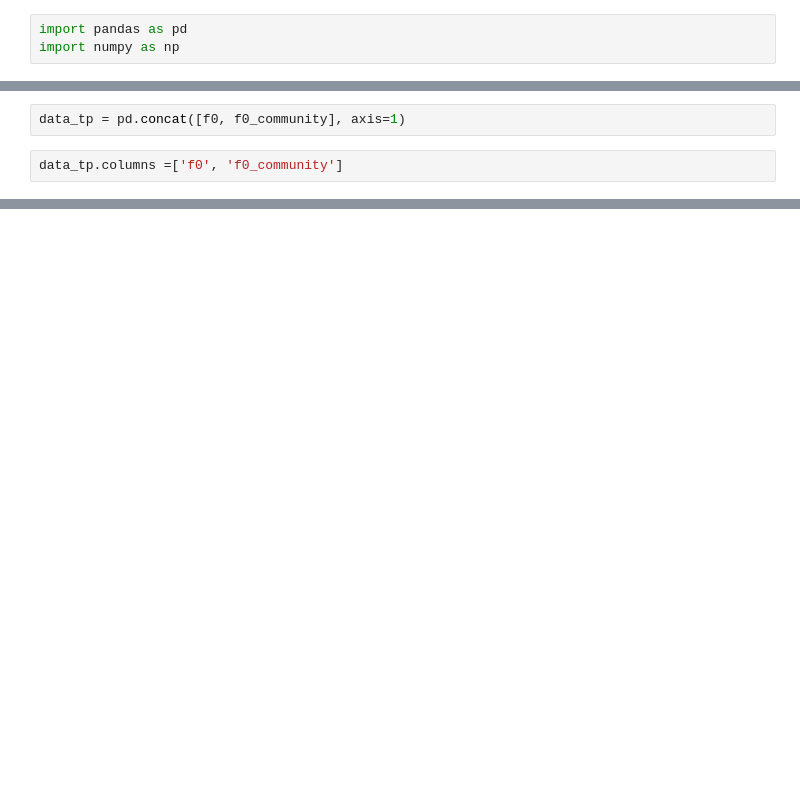
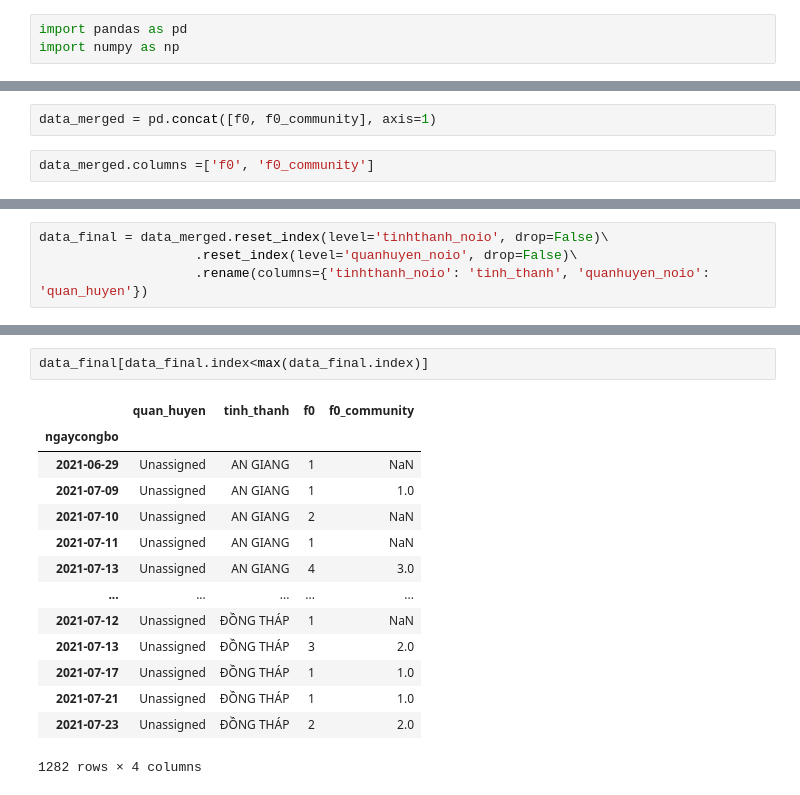
Before and after one commit to QuocTran/Covid19_VN, a Jupyter notebook: Process_data.ipynb, the cells around one changed output, grey strips where cells are left out. Drawn from its saved outputs; the diff is of its cells as text; blank space fills up the shorter version.

```diff
--- a/Process_data.ipynb
+++ b/Process_data.ipynb
@@ -64,4 +100,4 @@ f0_community = data.query('ReasonLevel2=="Người đến cơ sở KCB được
 # %%
-data_tp = pd.concat([f0, f0_community], axis=1)
+data_merged = pd.concat([f0, f0_community], axis=1)
 # %%
-data_tp.columns =['f0', 'f0_community']
+data_merged.columns =['f0', 'f0_community']
@@ -90 +104,5 @@ data_tp.loc['2021-07-09','f0_community'] = np.nan
+# %%
+data_final = data_merged.reset_index(level='tinhthanh_noio', drop=False)\
+                    .reset_index(level='quanhuyen_noio', drop=False)\
+                    .rename(columns={'tinhthanh_noio': 'tinh_thanh', 'quanhuyen_noio': 'quan_huyen'})
 # %%
@@ -91,0 +146,17 @@ data_tp.iloc[:-1].to_csv('tphcm_new_format.csv', header=True, index_label = 'dat
+# %%
+data_final[data_final.index<max(data_final.index)]
+# %% [output]
+|  | quan_huyen | tinh_thanh | f0 | f0_community |
+| ngaycongbo |  |  |  |  |
+| 2021-06-29 | Unassigned | AN GIANG | 1 | NaN |
+| 2021-07-09 | Unassigned | AN GIANG | 1 | 1.0 |
+| 2021-07-10 | Unassigned | AN GIANG | 2 | NaN |
+| 2021-07-11 | Unassigned | AN GIANG | 1 | NaN |
+| 2021-07-13 | Unassigned | AN GIANG | 4 | 3.0 |
+| ... | ... | ... | ... | ... |
+| 2021-07-12 | Unassigned | ĐỒNG THÁP | 1 | NaN |
+| 2021-07-13 | Unassigned | ĐỒNG THÁP | 3 | 2.0 |
+| 2021-07-17 | Unassigned | ĐỒNG THÁP | 1 | 1.0 |
+| 2021-07-21 | Unassigned | ĐỒNG THÁP | 1 | 1.0 |
+| 2021-07-23 | Unassigned | ĐỒNG THÁP | 2 | 2.0 |
+1282 rows × 4 columns
```
Also changed, not shown: parts of 26 cells of this notebook, 1 other file.
